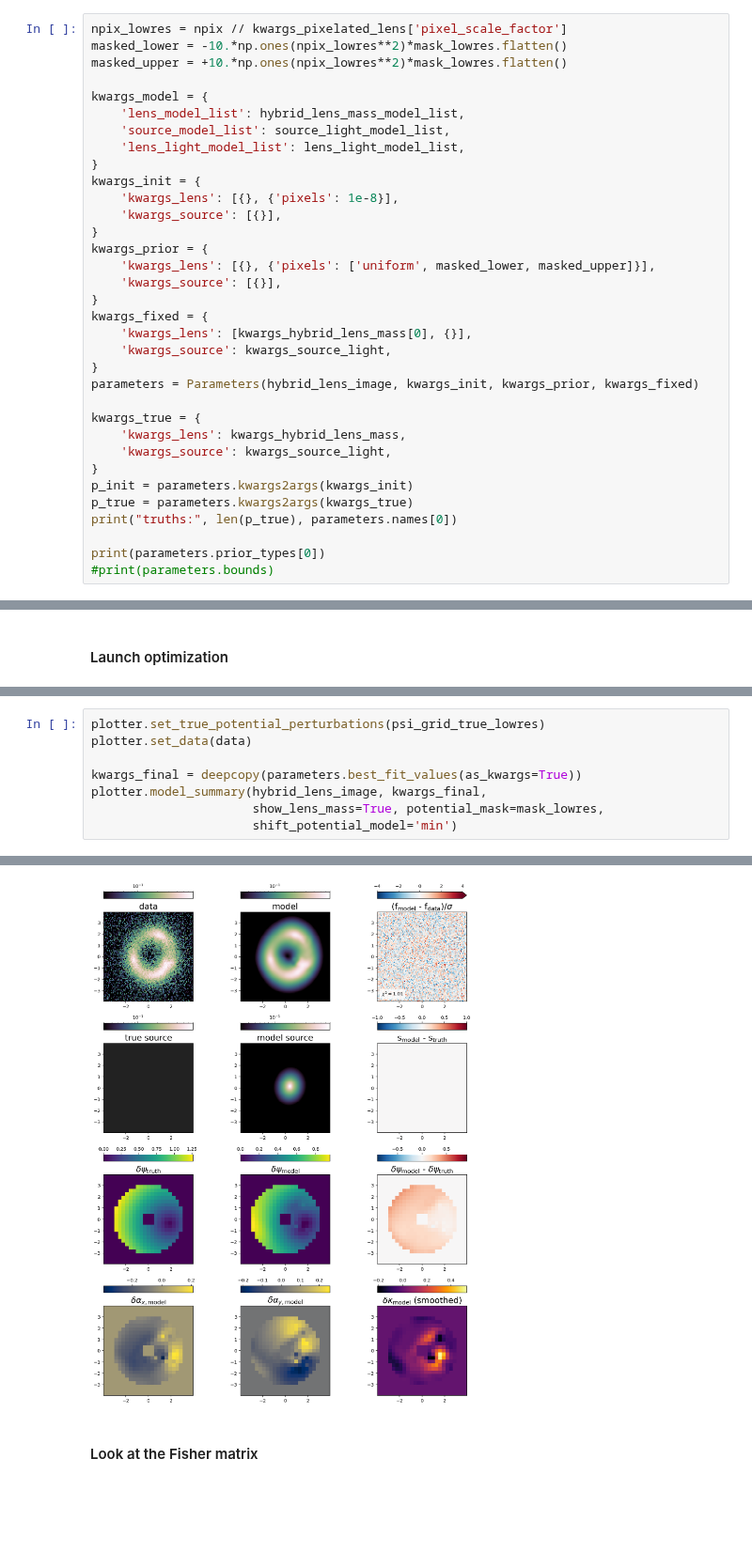
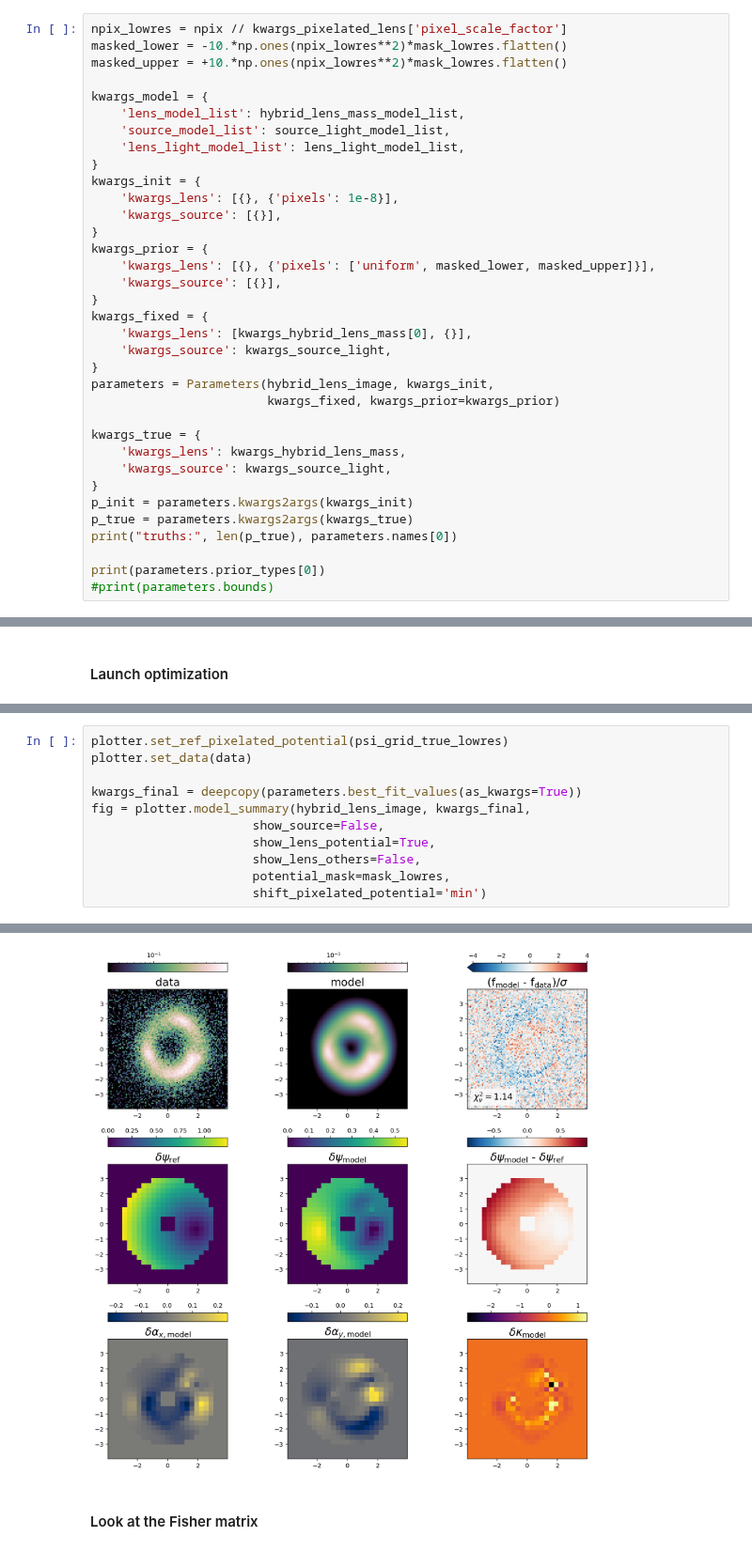
Before and after one commit to Herculens/herculens, a Jupyter notebook: notebooks/fit_pixelated_compact_potential.ipynb, the cells around one changed output, grey strips where cells are left out. Shown at 94% size. Drawn from its saved outputs; the diff is of its cells as text; blank space fills up the shorter version.

```diff
--- a/notebooks/fit_pixelated_compact_potential.ipynb
+++ b/notebooks/fit_pixelated_compact_potential.ipynb
@@ -235,7 +236,8 @@ kwargs_fixed = {
     'kwargs_lens': [kwargs_hybrid_lens_mass[0], {}],
     'kwargs_source': kwargs_source_light,
 }
-parameters = Parameters(hybrid_lens_image, kwargs_init, kwargs_prior, kwargs_fixed)
+parameters = Parameters(hybrid_lens_image, kwargs_init,
+                        kwargs_fixed, kwargs_prior=kwargs_prior)
 
 kwargs_true = {
     'kwargs_lens': kwargs_hybrid_lens_mass,
@@ -351,9 +359,12 @@ plt.show()
 # %%
-plotter.set_true_potential_perturbations(psi_grid_true_lowres)
+plotter.set_ref_pixelated_potential(psi_grid_true_lowres)
 plotter.set_data(data)
 
 kwargs_final = deepcopy(parameters.best_fit_values(as_kwargs=True))
-plotter.model_summary(hybrid_lens_image, kwargs_final,
-                      show_lens_mass=True, potential_mask=mask_lowres,
-                      shift_potential_model='min')
+fig = plotter.model_summary(hybrid_lens_image, kwargs_final,
+                      show_source=False,
+                      show_lens_potential=True,
+                      show_lens_others=False,
+                      potential_mask=mask_lowres,
+                      shift_pixelated_potential='min')
 # %% [output]
@@ -361,4 +372,4 @@ delta_psi shift by min: -0.5619643926620483
-[figure, old version]
+[figure, new version]
 # %% [markdown]
 #### Look at the Fisher matrix
 # %%
```
Also changed, not shown: parts of 11 cells of this notebook, 6 other files.
